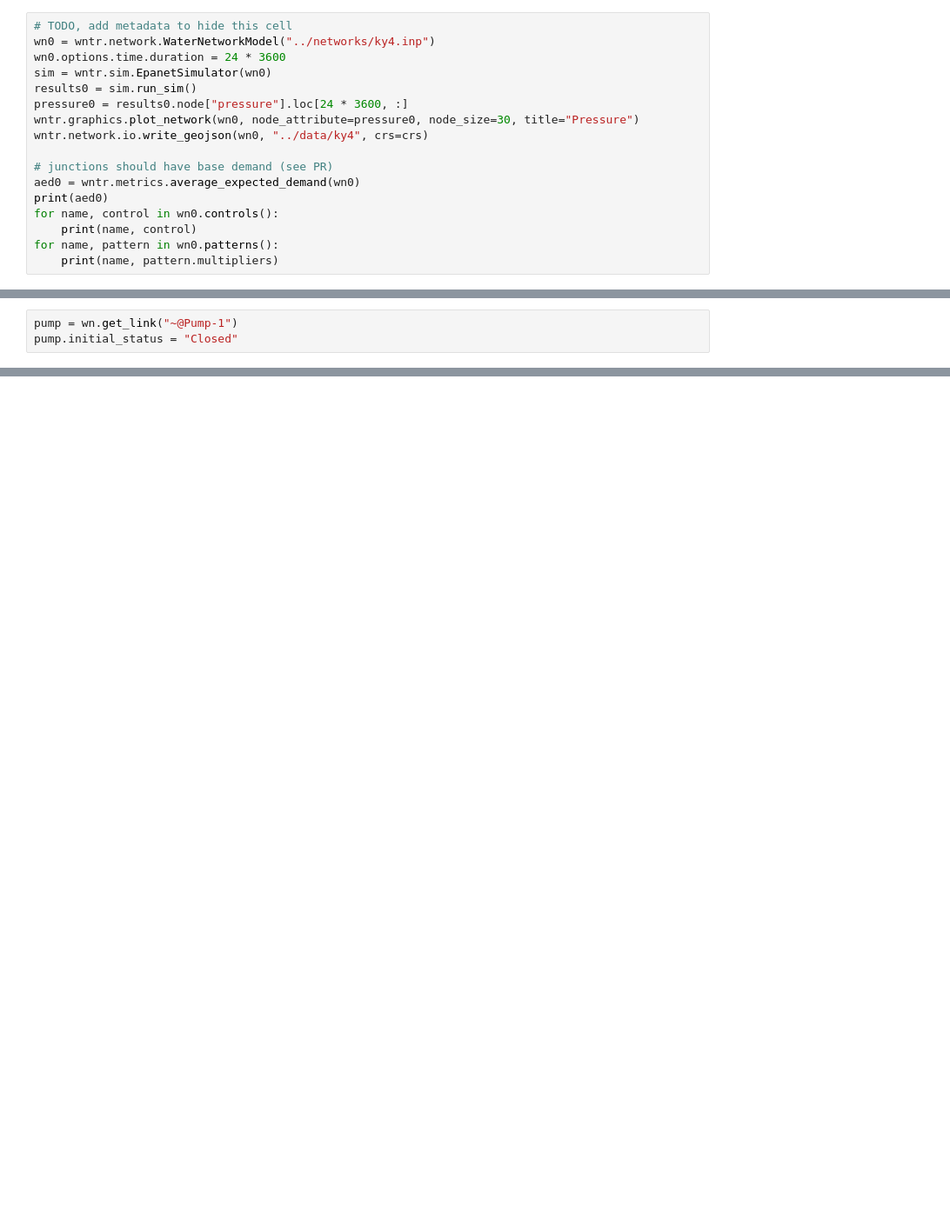
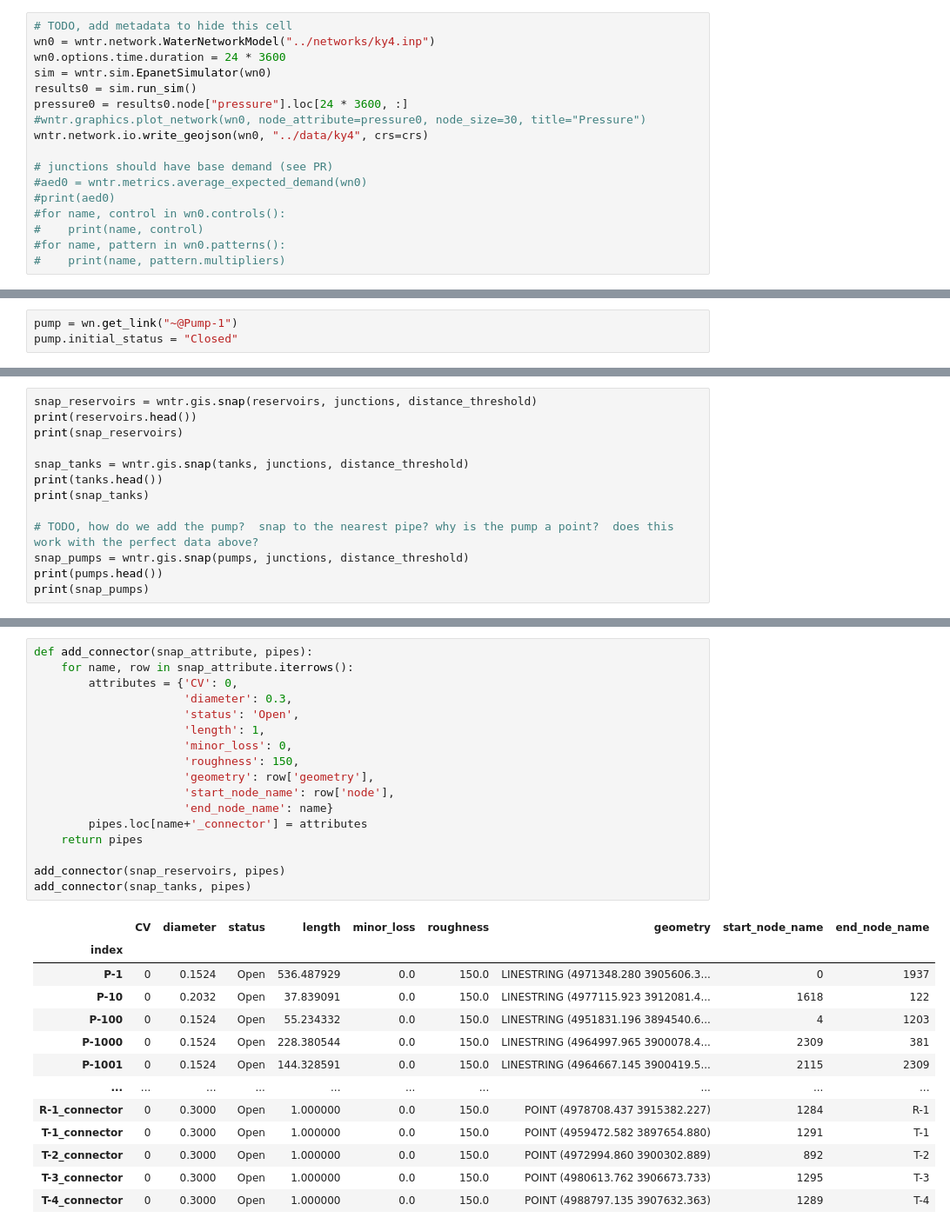
Before and after one commit to USEPA/WNTR, a Jupyter notebook: examples/demos/model_development.ipynb, the cells around one changed output, grey strips where cells are left out. Shown at 87% size. Drawn from its saved outputs; the diff is of its cells as text; blank space fills up the shorter version.

```diff
--- a/examples/demos/model_development.ipynb
+++ b/examples/demos/model_development.ipynb
@@ -19,13 +23,13 @@ wn0.options.time.duration = 24 * 3600
 sim = wntr.sim.EpanetSimulator(wn0)
 results0 = sim.run_sim()
 pressure0 = results0.node["pressure"].loc[24 * 3600, :]
-wntr.graphics.plot_network(wn0, node_attribute=pressure0, node_size=30, title="Pressure")
+#wntr.graphics.plot_network(wn0, node_attribute=pressure0, node_size=30, title="Pressure")
 wntr.network.io.write_geojson(wn0, "../data/ky4", crs=crs)
 
 # junctions should have base demand (see PR)
-aed0 = wntr.metrics.average_expected_demand(wn0)
-print(aed0)
-for name, control in wn0.controls():
-    print(name, control)
-for name, pattern in wn0.patterns():
-    print(name, pattern.multipliers)
+#aed0 = wntr.metrics.average_expected_demand(wn0)
+#print(aed0)
+#for name, control in wn0.controls():
+#    print(name, control)
+#for name, pattern in wn0.patterns():
+#    print(name, pattern.multipliers)
@@ -233,0 +175,13 @@ pressure = results.node["pressure"].loc[24 * 3600, :]
+# %%
+snap_reservoirs = wntr.gis.snap(reservoirs, junctions, distance_threshold)
+print(reservoirs.head())
+print(snap_reservoirs)
+
+snap_tanks = wntr.gis.snap(tanks, junctions, distance_threshold)
+print(tanks.head())
+print(snap_tanks)
+
+# TODO, how do we add the pump?  snap to the nearest pipe? why is the pump a point?  does this work with the perfect data above?
+snap_pumps = wntr.gis.snap(pumps, junctions, distance_threshold)
+print(pumps.head())
+print(snap_pumps)
@@ -233,0 +208,31 @@ pressure = results.node["pressure"].loc[24 * 3600, :]
+# %%
+def add_connector(snap_attribute, pipes):
+    for name, row in snap_attribute.iterrows():
+        attributes = {'CV': 0,
+                      'diameter': 0.3,
+                      'status': 'Open',
+                      'length': 1,
+                      'minor_loss': 0,
+                      'roughness': 150,
+                      'geometry': row['geometry'],
+                      'start_node_name': row['node'],
+                      'end_node_name': name}
+        pipes.loc[name+'_connector'] = attributes
+    return pipes
+
+add_connector(snap_reservoirs, pipes)
+add_connector(snap_tanks, pipes)
+# %% [output]
+|  | CV | diameter | status | length | minor_loss | roughness | geometry | start_node_name | end_node_name |
+| index |  |  |  |  |  |  |  |  |  |
+| P-1 | 0 | 0.1524 | Open | 536.487929 | 0.0 | 150.0 | LINESTRING (4971348.280 3905606.3... | 0 | 1937 |
+| P-10 | 0 | 0.2032 | Open | 37.839091 | 0.0 | 150.0 | LINESTRING (4977115.923 3912081.4... | 1618 | 122 |
+| P-100 | 0 | 0.1524 | Open | 55.234332 | 0.0 | 150.0 | LINESTRING (4951831.196 3894540.6... | 4 | 1203 |
+| P-1000 | 0 | 0.1524 | Open | 228.380544 | 0.0 | 150.0 | LINESTRING (4964997.965 3900078.4... | 2309 | 381 |
+| P-1001 | 0 | 0.1524 | Open | 144.328591 | 0.0 | 150.0 | LINESTRING (4964667.145 3900419.5... | 2115 | 2309 |
+| ... | ... | ... | ... | ... | ... | ... | ... | ... | ... |
+| R-1_connector | 0 | 0.3000 | Open | 1.000000 | 0.0 | 150.0 | POINT (4978708.437 3915382.227) | 1284 | R-1 |
+| T-1_connector | 0 | 0.3000 | Open | 1.000000 | 0.0 | 150.0 | POINT (4959472.582 3897654.880) | 1291 | T-1 |
+| T-2_connector | 0 | 0.3000 | Open | 1.000000 | 0.0 | 150.0 | POINT (4972994.860 3900302.889) | 892 | T-2 |
+| T-3_connector | 0 | 0.3000 | Open | 1.000000 | 0.0 | 150.0 | POINT (4980613.762 3906673.733) | 1295 | T-3 |
+| T-4_connector | 0 | 0.3000 | Open | 1.000000 | 0.0 | 150.0 | POINT (4988797.135 3907632.363) | 1289 | T-4 |
```
Also changed, not shown: parts of 62 cells of this notebook, 1 other file.
